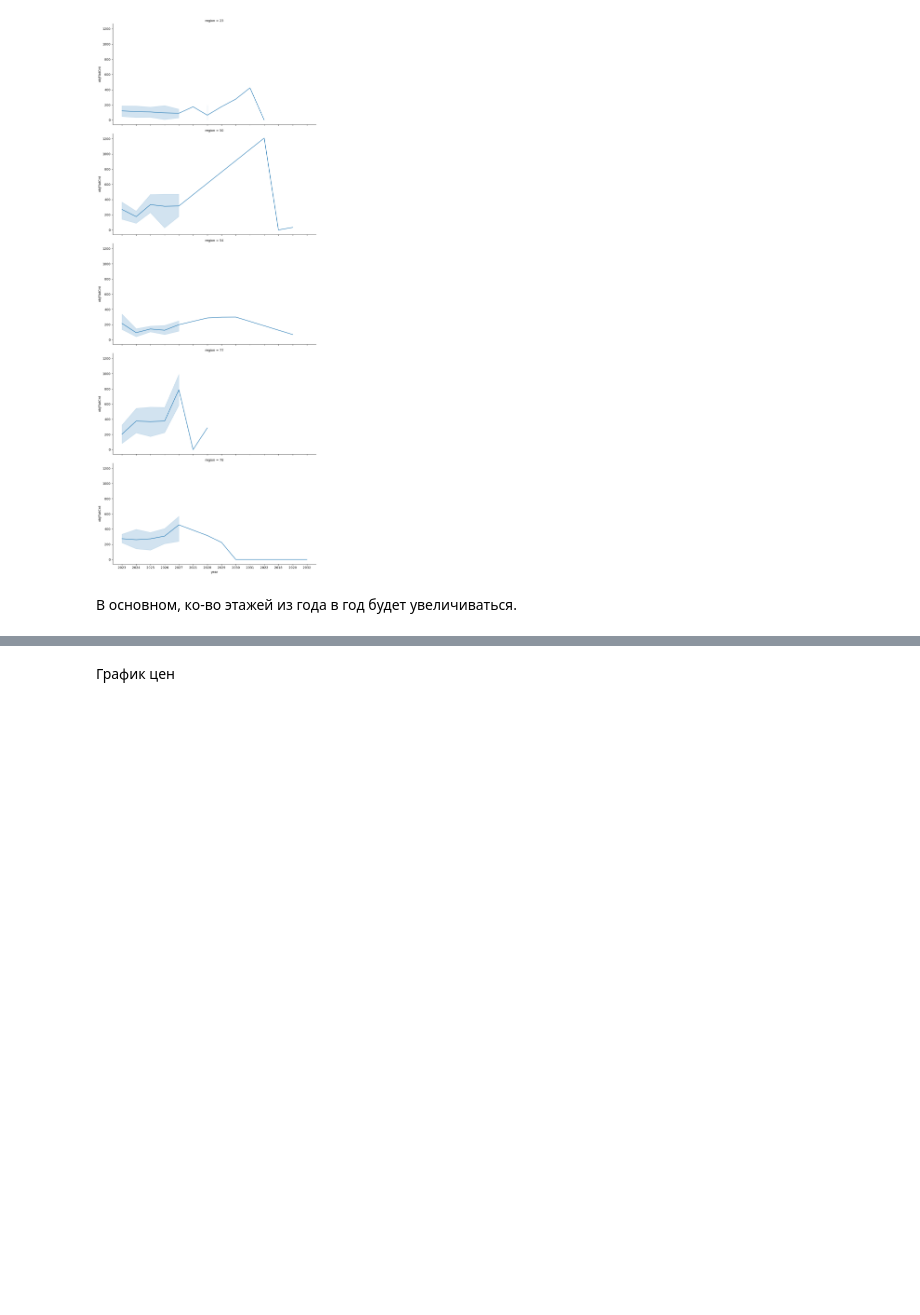
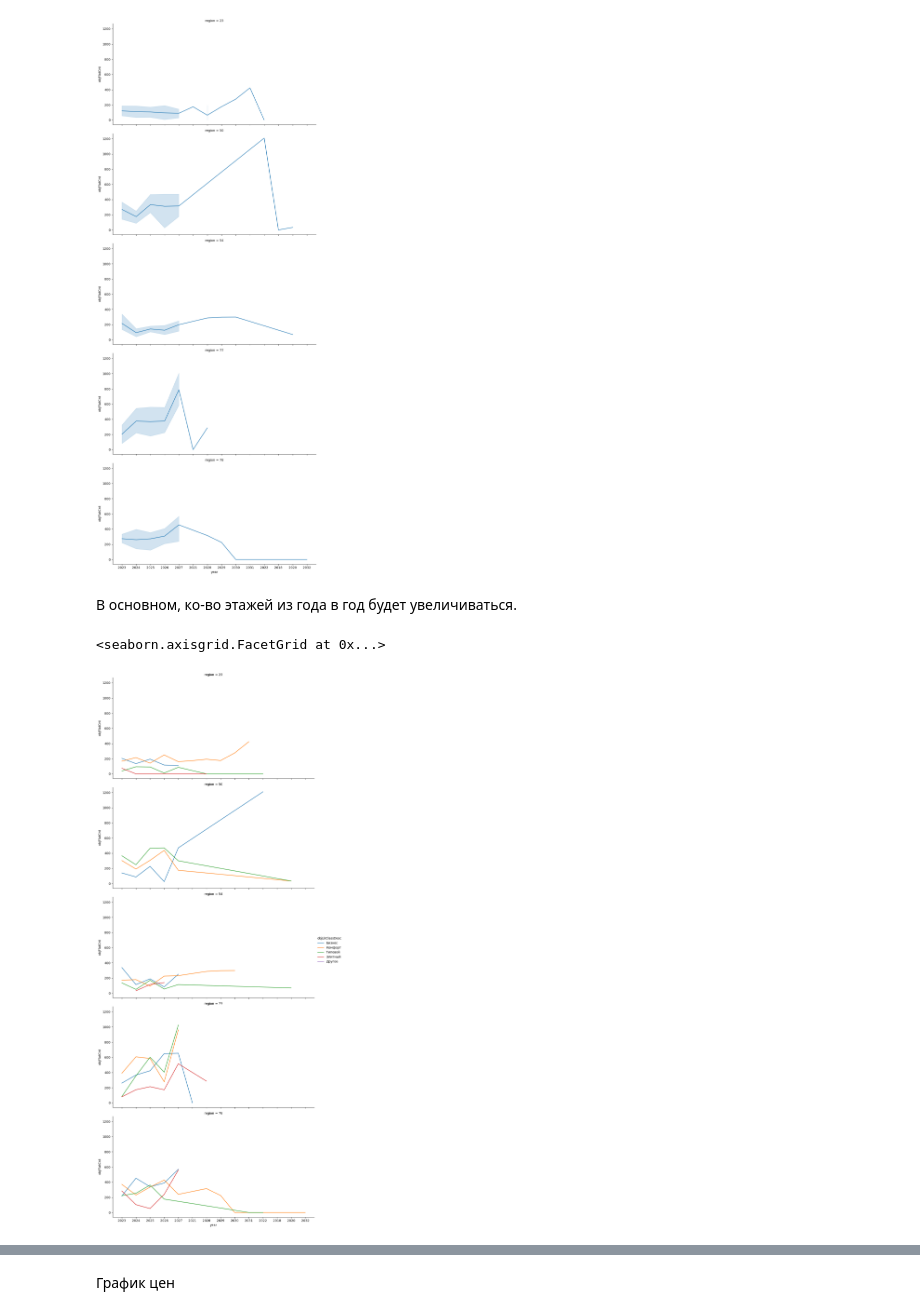
Before and after one commit to AlbrtKrd/DS_Reebot, a Jupyter notebook: Lessons_3_4/Home.ipynb, the cells around one changed output, grey strips where cells are left out. Saved outputs shown, nothing was run; the diff lists cells and outputs as text; code cells hidden in the pictures; blank space fills up the shorter version.

```diff
--- a/Lessons_3_4/Home.ipynb
+++ b/Lessons_3_4/Home.ipynb
@@ -101,3 +87,16 @@ sns.relplot(
 [figure]
 # %% [markdown]
 В основном, ко-во этажей из года в год будет увеличиваться.
+# %%
+sns.relplot(
+    x='year',
+    y='objFlatCnt',
+    hue='objLkClassDesc',
+    data=df.groupby(['region','objLkClassDesc','year'])['objFlatCnt'].mean().reset_index(),
+    row='region',
+    kind='line',
+    aspect=2,
+    height=5)
+# %% [output]
+<seaborn.axisgrid.FacetGrid at 0x...>
+[figure, added]
```
Also changed, not shown: parts of 4 cells of this notebook.
